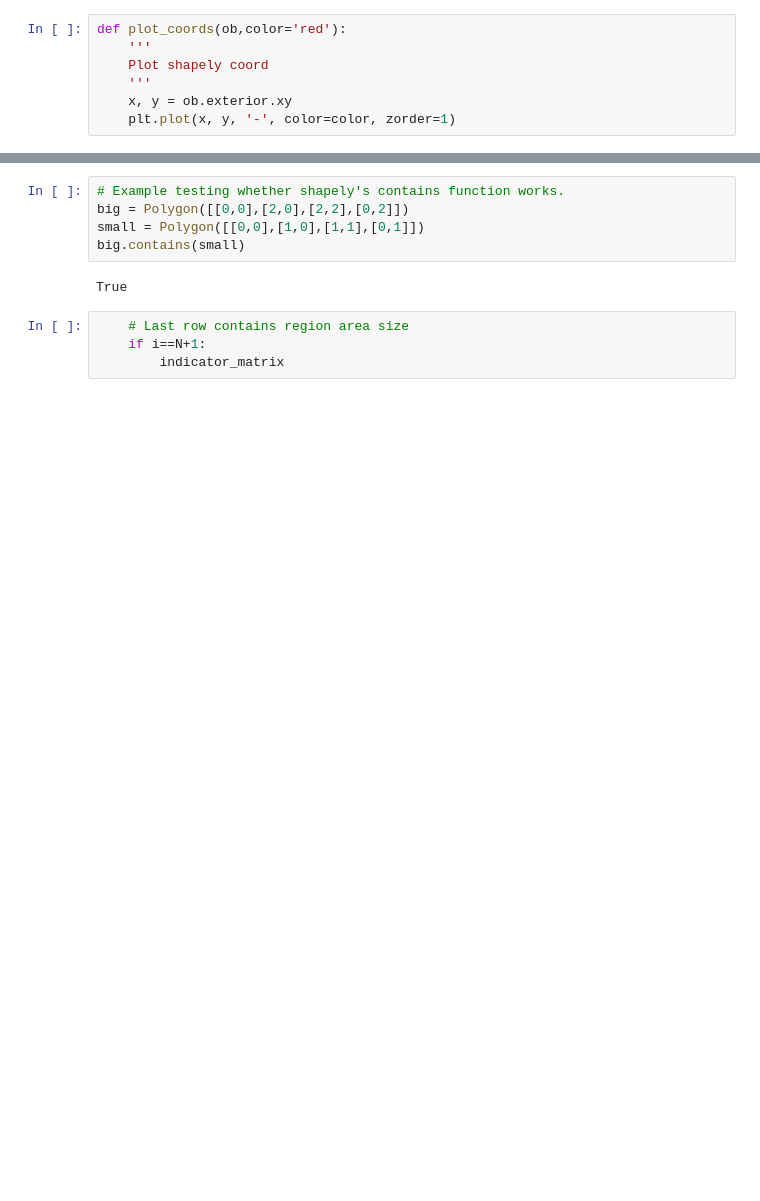
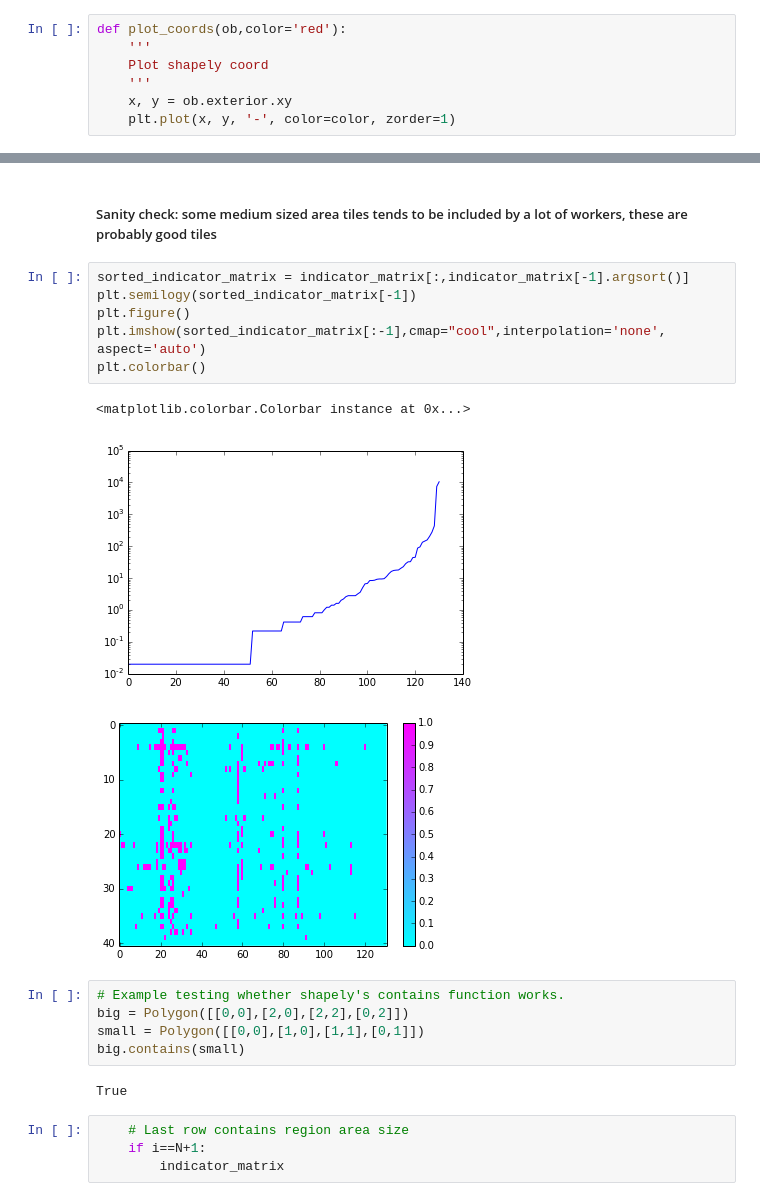
Before and after one commit to dorisjlee/crowd-seg, a Jupyter notebook: analysis/2017_02_21_TileGraphEM2.ipynb, the cells around one changed output, grey strips where cells are left out. Drawn from its saved outputs; the diff is of its cells as text; blank space fills up the shorter version.

```diff
--- a/analysis/2017_02_21_TileGraphEM2.ipynb
+++ b/analysis/2017_02_21_TileGraphEM2.ipynb
@@ -266,3 +283,15 @@ plt.colorbar()
+# %% [markdown]
+##### Sanity check: some medium sized area tiles tends to be included by a lot of workers, these are probably good tiles
+# %%
+sorted_indicator_matrix = indicator_matrix[:,indicator_matrix[-1].argsort()]
+plt.semilogy(sorted_indicator_matrix[-1])
+plt.figure()
+plt.imshow(sorted_indicator_matrix[:-1],cmap="cool",interpolation='none', aspect='auto')
+plt.colorbar()
+# %% [output]
+<matplotlib.colorbar.Colorbar instance at 0x...>
+[figure, added]
+[figure, added]
 # %%
 # Example testing whether shapely's contains function works.
 big = Polygon([[0,0],[2,0],[2,2],[0,2]])
```
Also changed, not shown: parts of 8 cells of this notebook, 2 other files.
